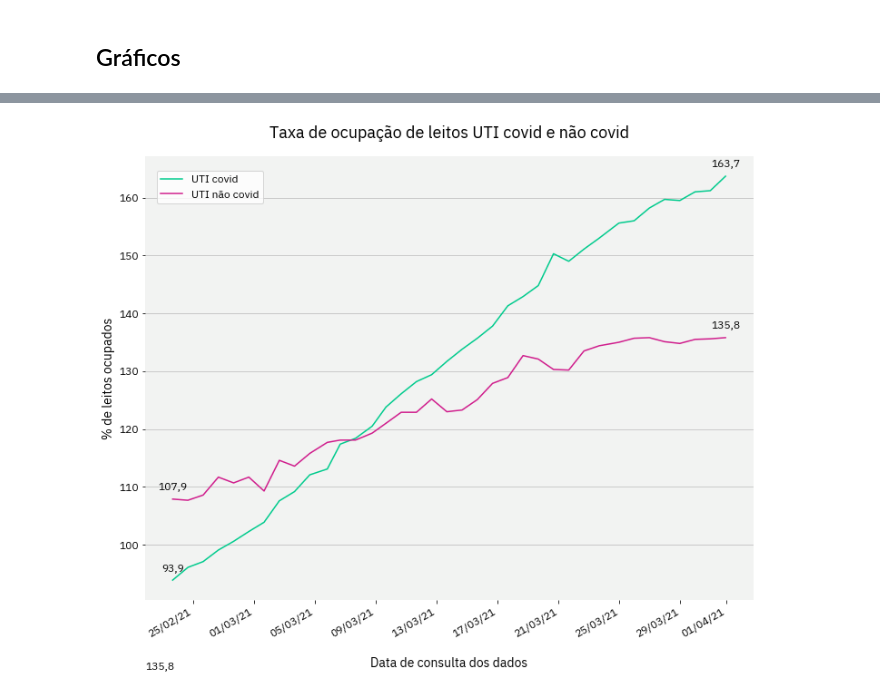
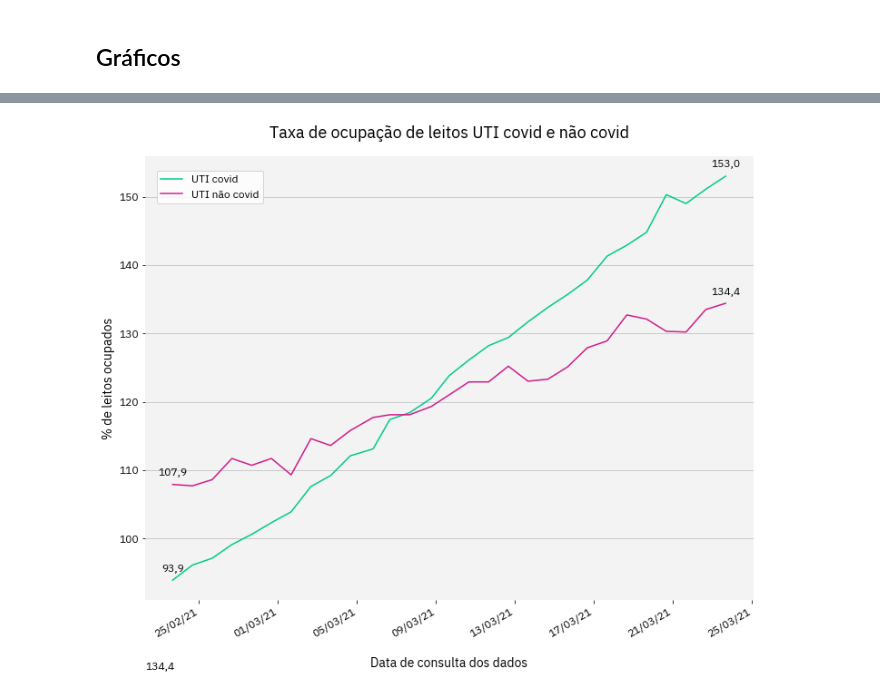
Before and after one commit to okfn-brasil/transparencia-leitos-covid-analise, a Jupyter notebook: Timeseries.ipynb, the cells around one changed output, grey strips where cells are left out. Cells and saved outputs as stored; diff of their text form; code cells hidden in the pictures.

```diff
--- a/Timeseries.ipynb
+++ b/Timeseries.ipynb
@@ -168,23 +162,23 @@ metrics_series[cols].plot.line()
 # %%
 cols = ['pct_icu_covid_occupied', 'pct_icu_hosp_occupied']
 legend = ['UTI covid', 'UTI não covid']
 df_tmp = metrics_series[cols]
 
-# df_tmp = df_tmp[df_tmp.index.to_series() < '2021-03-24']
+df_tmp = df_tmp[df_tmp.index.to_series() < '2021-03-24']
 
 ax = plot_line(df_tmp, round_pct=True,
           color=[charts.OK_COLOR_SCALE_DIVERGING_COLORS[0], charts.OK_COLOR_SCALE_DIVERGING_COLORS[-1]],
           xlabel='Data de consulta dos dados',
           ylabel='% de leitos ocupados',
           title='Taxa de ocupação de leitos UTI covid e não covid',
           show_legend=True, legend=legend,
           legend_bbox=(0.01, 0.98), legend_pos='upper left',
           date_string='%d/%m/%y',
           grid=True,
           figsize=(12,10),
           annotate=True, annotate_rows=[0, -1],
           date_col='ts_run',
           file_name='taxa_ocupacao_tempo',
          )
 # %% [output]
-[figure, old version]
+[figure, new version]
```
Also changed, not shown: parts of 1 cell of this notebook, 3 other files.
